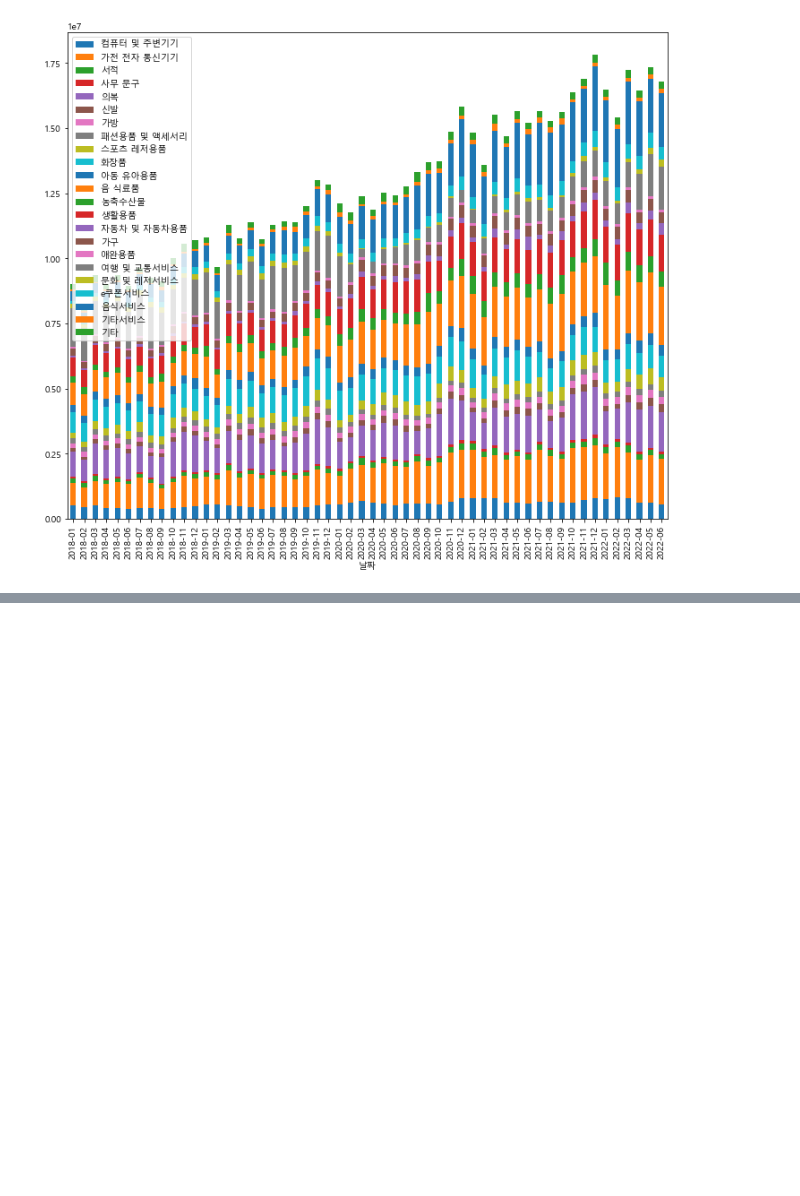
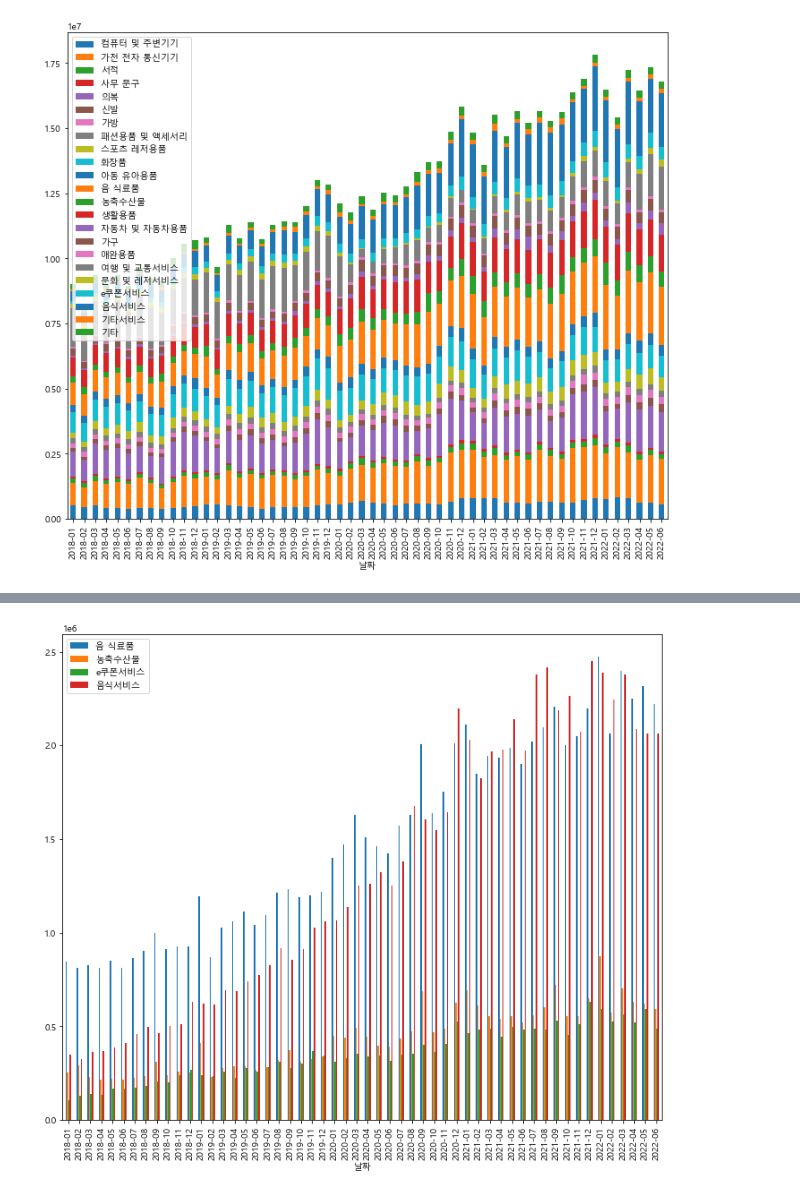
Before and after one commit to jkim0313/project1_dajopay, a Jupyter notebook: preprocess.ipynb, the cells around one changed output, grey strips where cells are left out. Cells and saved outputs as stored; diff of their text form; code cells hidden in the pictures; blank space fills up the shorter version.

```diff
--- a/preprocess.ipynb
+++ b/preprocess.ipynb
@@ -362,0 +462,5 @@ plt.show()
+# %%
+df_food_service.plot(kind='bar', figsize=(12,10))
+plt.show()
+# %% [output]
+[figure, added]
```
Also changed, not shown: parts of 11 cells of this notebook.
